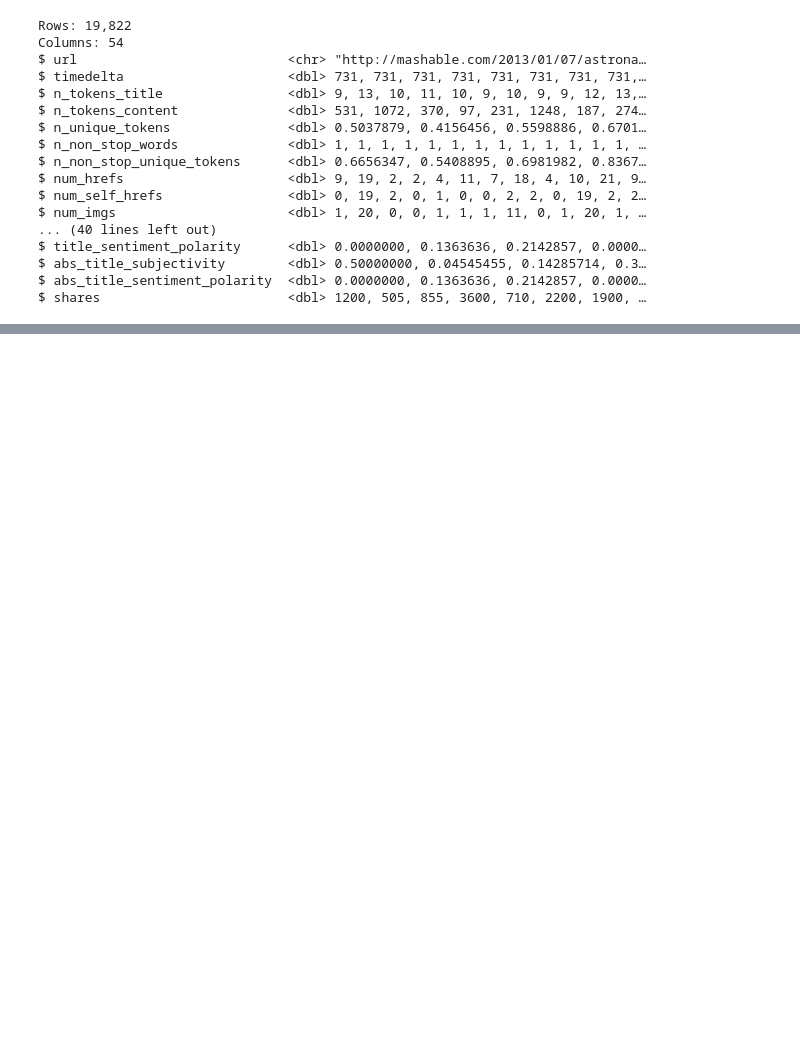
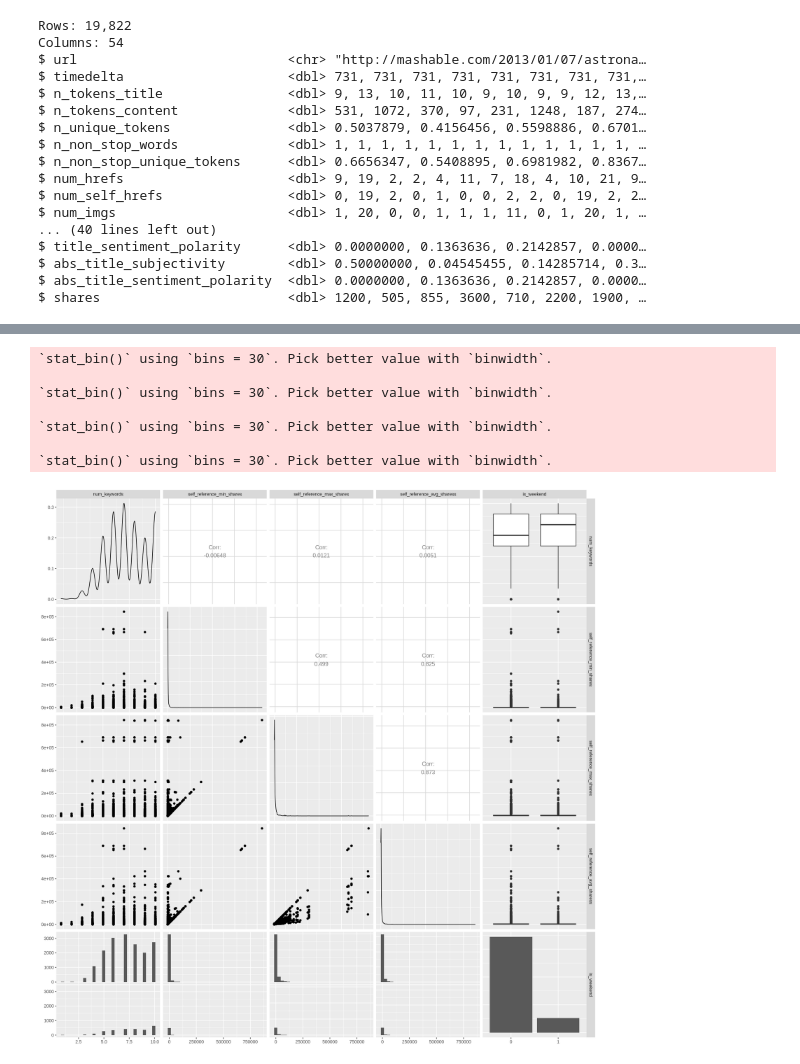
Before and after one commit to jonathho/DSCI100-Project, a Jupyter notebook: ProjectNotebook.ipynb, the cells around one changed output, grey strips where cells are left out. Drawn from its saved outputs; the diff is of its cells as text; code cells hidden in the pictures; blank space fills up the shorter version.

Commit message:
Adjusted one of the graphs that shows correlation

```diff
--- a/ProjectNotebook.ipynb
+++ b/ProjectNotebook.ipynb
@@ -90,11 +112,20 @@ news_data_pairs2
 # %%
 options(repr.plot.width = 15, repr.plot.height = 15)
 
 library(GGally)
 news_data_pairs3 <- news_train %>%
-  select(num_keywords:self_reference_avg_sharess, is_weekend) %>%
+  select(num_keywords:self_reference_avg_sharess, -c(data_channel_is_lifestyle:kw_avg_avg), is_weekend) %>%
   ggpairs()
 news_data_pairs3
+# %% [output]
+`stat_bin()` using `bins = 30`. Pick better value with `binwidth`.
+
+`stat_bin()` using `bins = 30`. Pick better value with `binwidth`.
+
+`stat_bin()` using `bins = 30`. Pick better value with `binwidth`.
+
+`stat_bin()` using `bins = 30`. Pick better value with `binwidth`.
+[figure, added]
 # %%
 options(repr.plot.width = 15, repr.plot.height = 15)
 
```
Also changed, not shown: parts of 6 cells of this notebook.
